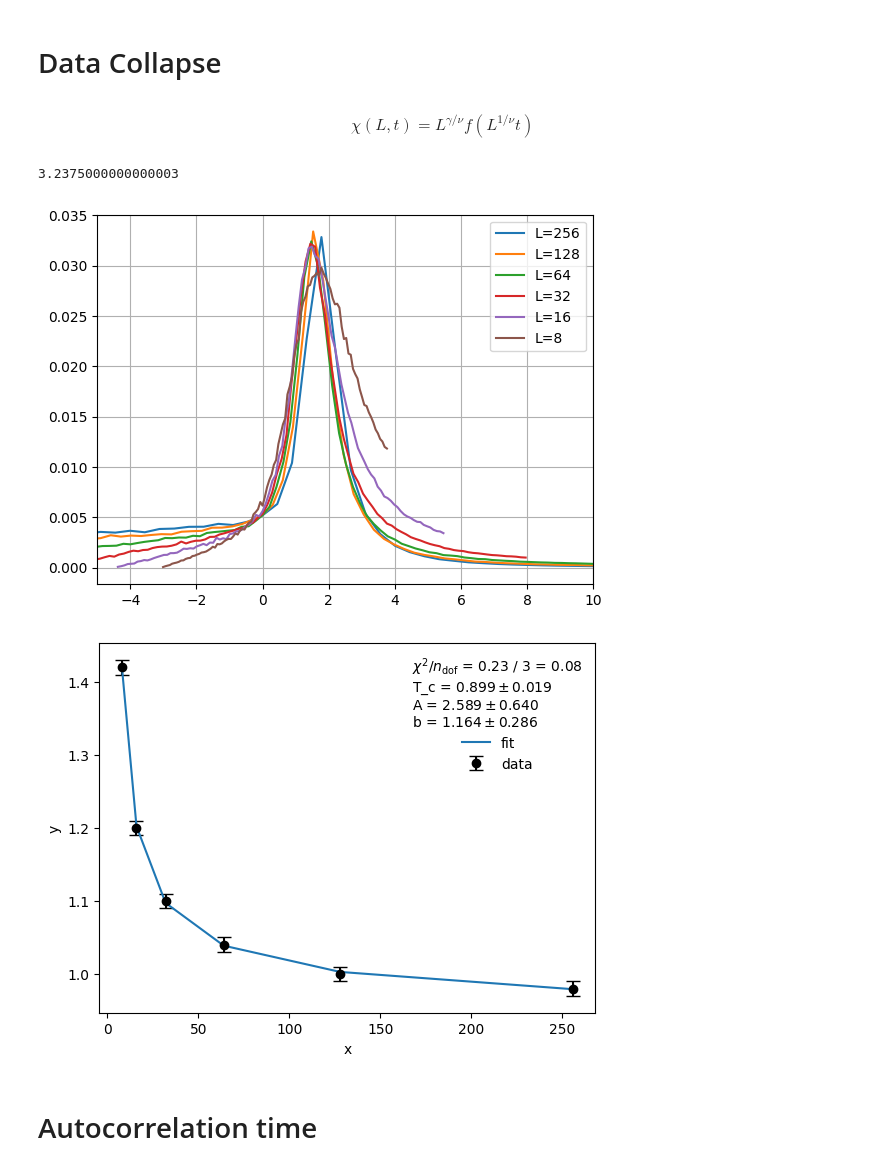
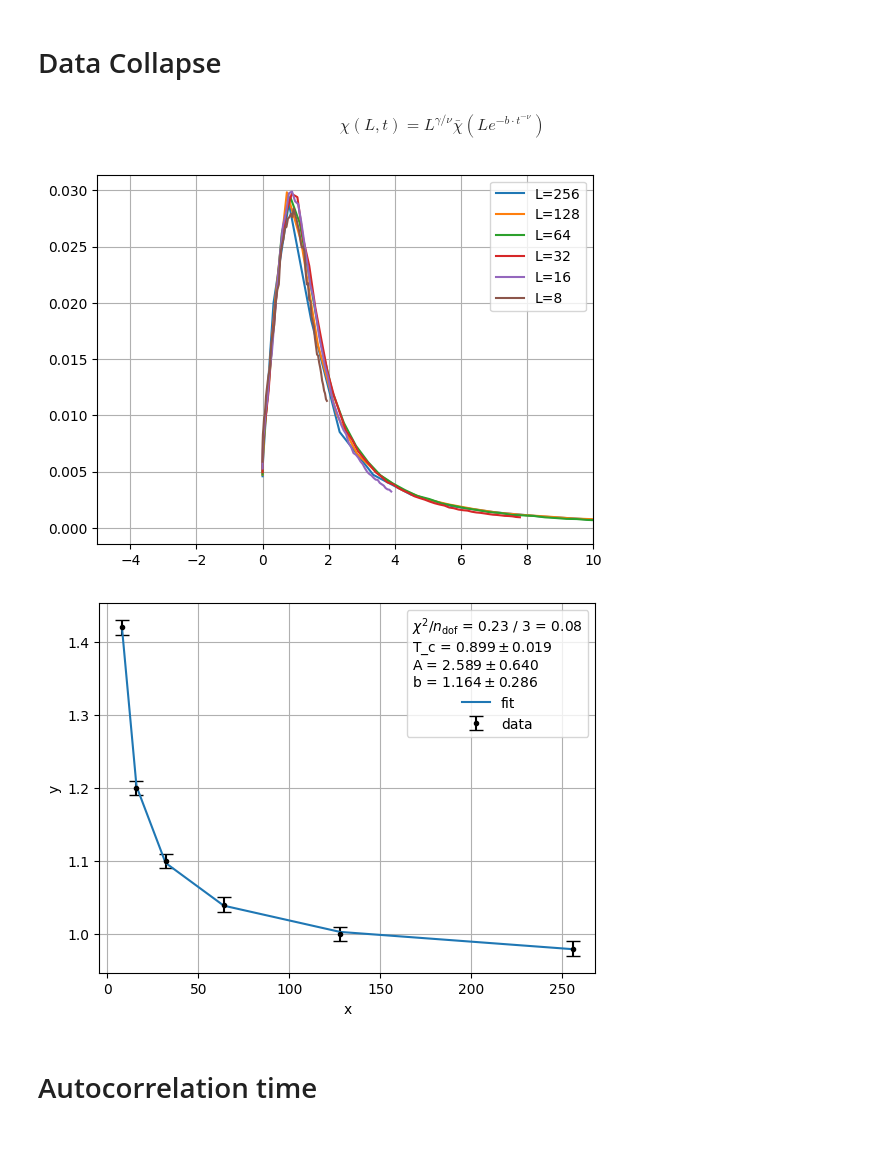
Before and after one commit to Naru-kami/xy-model, a Jupyter notebook: src/plots.ipynb, the cells around one changed output. Cells and saved outputs as stored; diff of their text form; code cells hidden in the pictures; blank space fills up the shorter version.

```diff
--- a/src/plots.ipynb
+++ b/src/plots.ipynb
@@ -173,5 +173,5 @@ plt.show()
 # Data Collapse
 # %% [markdown]
 $$
-\chi(L, t) = L^{\gamma/\nu} f(L^{1/\nu} t)
+\chi(L, t) = L^{\gamma/\nu} \bar{\chi}(L e^{-b\cdot t^{-\nu}})
 $$
@@ -180,19 +178,17 @@ import iminuit
-# %%
-1.85*1.75
-# %% [output]
-3.2375000000000003
 # %%
-Tc = 0.9
-nu = 1.85
-gamma = 3.25
+# https://arxiv.org/pdf/2109.10960
+Tc = 0.89
+nu = 0.56
+gamma = nu * 1.78
+b = 1.6
 
 for i, x in enumerate(Wolff.X):
-    plt.plot((T - Tc)/Tc * gridSizes[i]**(1/nu), x.mean(axis=0) * gridSizes[i]**(-gamma/nu), label=f"L={gridSizes[i]}")
+    plt.plot(gridSizes[i]*np.exp(-b * ((T - Tc)/Tc)**(-nu) ), x.mean(axis=0) * gridSizes[i]**(-gamma/nu), label=f"L={gridSizes[i]}")
 
 plt.xlim([-5, 10])
 # plt.ylim([0.015, 0.035])
 plt.legend()
 plt.grid()
 plt.show()
 # %% [output]
-[figure, old version]
+[figure, new version]
@@ -199,18 +210,20 @@ plt.show()
 # %%
+import iminuit
 from iminuit.cost import LeastSquares
 
 peaks = [T[np.argmax(Wolff.X[i].mean(axis=0))] for i in range(len(gridSizes))]
 peaks_error = np.full_like(peaks, 0.01) # temperature resolution
 
+# https://arxiv.org/pdf/2312.04468
 def line(L, T_c, A, b):
-    return T_c + A/np.log(b*L)**2
+    return T_c + A/(np.log(b*L)**2)
 
 least_squares = LeastSquares(gridSizes, peaks, peaks_error, line)
 m = iminuit.Minuit(least_squares, T_c = 1, A = 1, b = 1)
 m.migrad()
 m.hesse()
 
-plt.errorbar(gridSizes, peaks, peaks_error, fmt="ok", capsize=5, label="data")
+plt.errorbar(gridSizes, peaks, peaks_error, fmt="ok", capsize=5, markersize=3, label="data")
 plt.plot(gridSizes, line(gridSizes, *m.values), label="fit")
 
 # display legend with some fit info
@@ -220,12 +233,13 @@ fit_info = [
 for p, v, e in zip(m.parameters, m.values, m.errors):
     fit_info.append(f"{p} = ${v:.3f} \\pm {e:.3f}$")
 
-plt.legend(title="\n".join(fit_info), frameon=False)
+plt.legend(title="\n".join(fit_info))
 plt.xlabel("x")
 plt.ylabel("y")
+plt.grid()
 plt.show()
 # %% [output]
-[figure, old version]
+[figure, new version]
 # %% [markdown]
 # Autocorrelation time
 # %%
```
Also changed, not shown: parts of 8 cells of this notebook, 4 other files.
